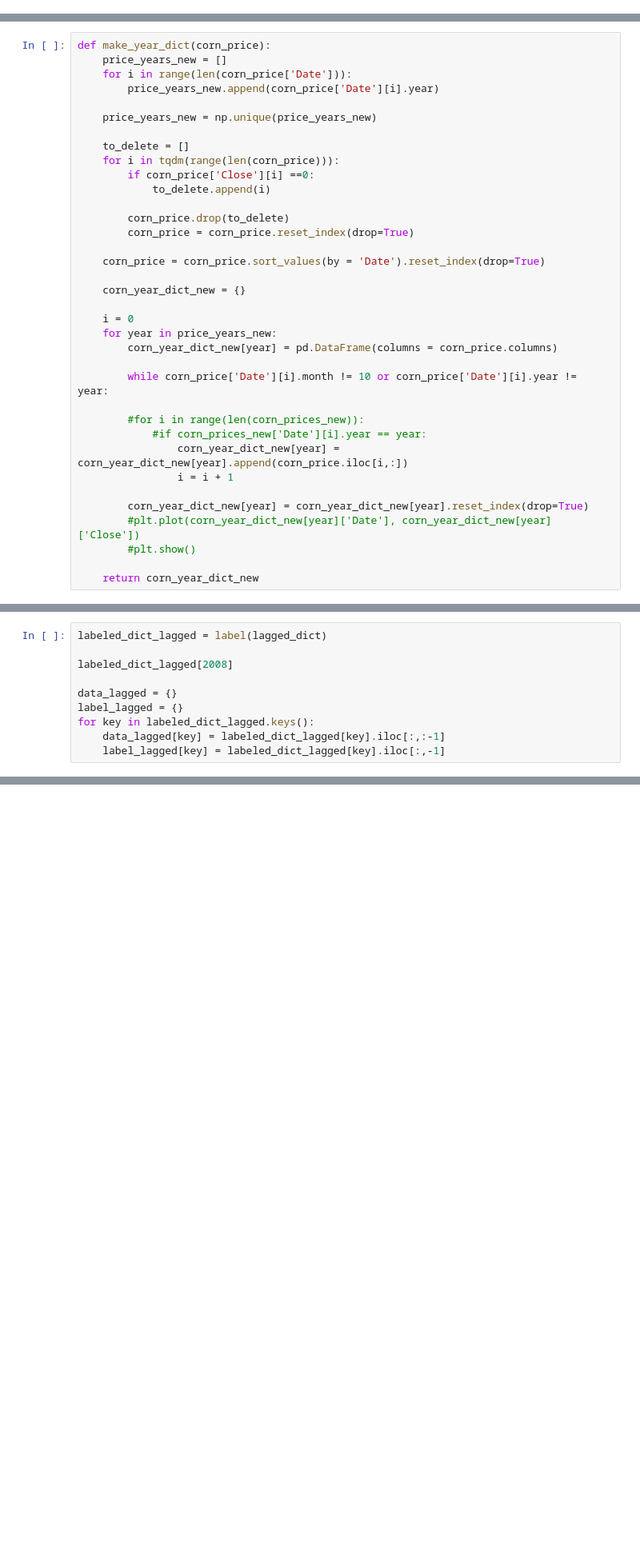
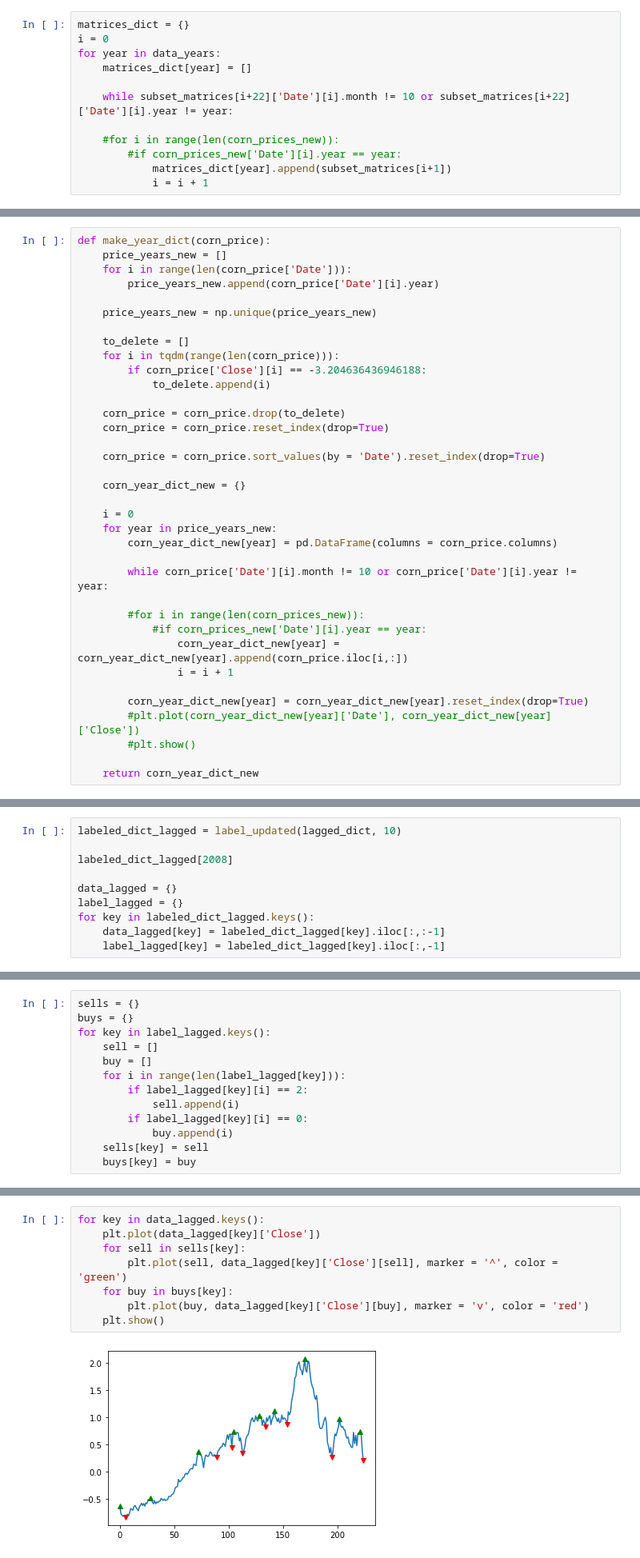
Before and after one commit to evanlipton/EENG439_CornPredictions, a Jupyter notebook: Data_Cleaning.ipynb, the cells around one changed output, grey strips where cells are left out. Shown at 80% size. Saved outputs shown, nothing was run; the diff lists cells and outputs as text; blank space fills up the shorter version.

```diff
--- a/Data_Cleaning.ipynb
+++ b/Data_Cleaning.ipynb
@@ -398,0 +447,12 @@ df_generated
+# %%
+matrices_dict = {}
+i = 0
+for year in data_years:
+    matrices_dict[year] = []
+
+    while subset_matrices[i+22]['Date'][i].month != 10 or subset_matrices[i+22]['Date'][i].year != year:
+
+    #for i in range(len(corn_prices_new)):
+        #if corn_prices_new['Date'][i].year == year:
+            matrices_dict[year].append(subset_matrices[i+1])
+            i = i + 1
@@ -406,11 +491,11 @@ def make_year_dict(corn_price):
 
     to_delete = []
     for i in tqdm(range(len(corn_price))):
-        if corn_price['Close'][i] ==0:
+        if corn_price['Close'][i] == -3.204636436946188:
             to_delete.append(i)
 
-        corn_price.drop(to_delete)
-        corn_price = corn_price.reset_index(drop=True)
+    corn_price = corn_price.drop(to_delete)
+    corn_price = corn_price.reset_index(drop=True)
 
     corn_price = corn_price.sort_values(by = 'Date').reset_index(drop=True)
 
@@ -503,7 +618,7 @@ min(labeled_dict[2008]['Labels'])
 # %% [output]
 0
 # %%
-labeled_dict_lagged = label(lagged_dict)
+labeled_dict_lagged = label_updated(lagged_dict, 10)
 
 labeled_dict_lagged[2008]
 
@@ -532,2 +648,15 @@ del data_lagged[2018]
 del label_lagged[2018]
 del label_lagged[2007]
+# %%
+sells = {}
+buys = {}
+for key in label_lagged.keys():
+    sell = []
+    buy = []
+    for i in range(len(label_lagged[key])):
+        if label_lagged[key][i] == 2:
+            sell.append(i)
+        if label_lagged[key][i] == 0:
+            buy.append(i)
+    sells[key] = sell
+    buys[key] = buy
@@ -533,0 +669,10 @@ del label_lagged[2007]
+# %%
+for key in data_lagged.keys():
+    plt.plot(data_lagged[key]['Close'])
+    for sell in sells[key]:
+        plt.plot(sell, data_lagged[key]['Close'][sell], marker = '^', color = 'green')
+    for buy in buys[key]:
+        plt.plot(buy, data_lagged[key]['Close'][buy], marker = 'v', color = 'red')
+    plt.show()
+# %% [output]
+[figure, added]
```
Also changed, not shown: parts of 23 cells of this notebook, 1 other file.
